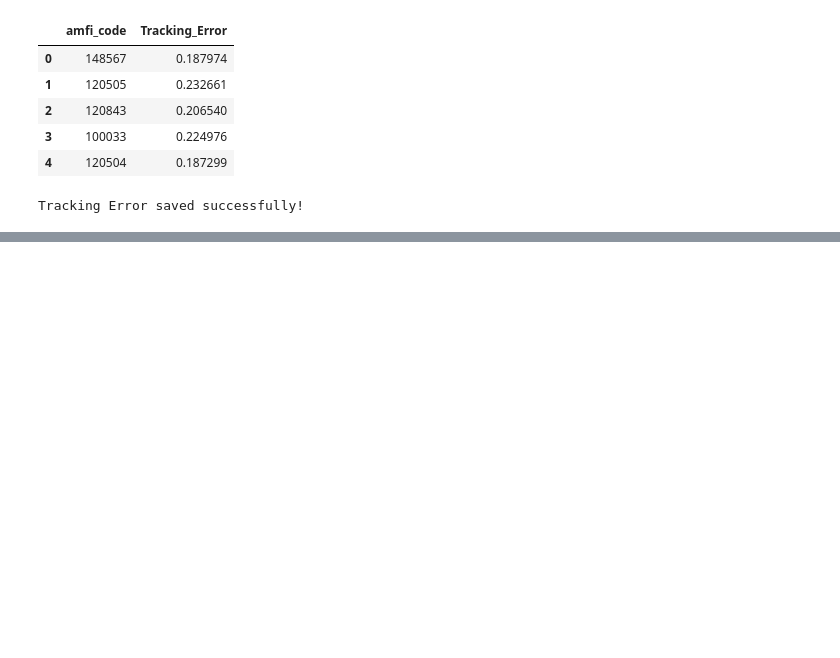
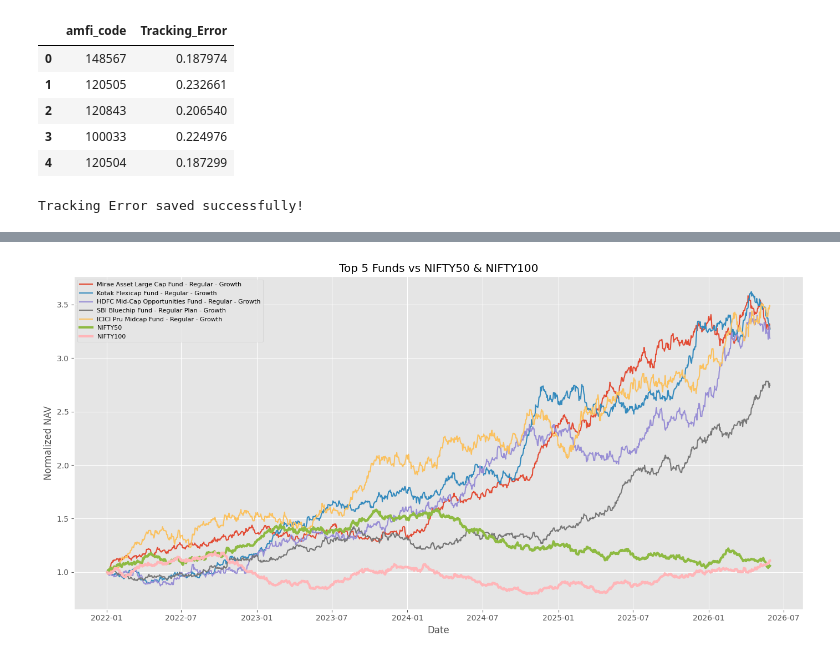
Before and after one commit to GoUrAv29142/fintech-capstone-project, a Jupyter notebook: notebooks/Performance_Analytics.ipynb, the cells around one changed output, grey strips where cells are left out. Drawn from its saved outputs; the diff is of its cells as text; code cells hidden in the pictures; blank space fills up the shorter version.

```diff
--- a/notebooks/Performance_Analytics.ipynb
+++ b/notebooks/Performance_Analytics.ipynb
@@ -1031,0 +1597,5 @@ Tracking Error saved successfully!
+# %%
+scorecard["Return Rank"] = scorecard["3Y CAGR"].rank(
+    ascending=False,
+    method="dense"
+)
@@ -1031,0 +1677,4 @@ Tracking Error saved successfully!
+# %%
+top5 = scorecard.head(5)["amfi_code"].tolist()
+
+top5
@@ -1031,0 +1696,71 @@ Tracking Error saved successfully!
+# %%
+nifty50["Normalized"] = (
+    nifty50["close_value"] /
+    nifty50["close_value"].iloc[0]
+)
+
+nifty100["Normalized"] = (
+    nifty100["close_value"] /
+    nifty100["close_value"].iloc[0]
+)
+# %%
+plt.figure(figsize=(14,7))
+
+for code in top5:
+
+    temp = nav[
+        nav["amfi_code"] == code
+    ].copy()
+
+    temp = temp.sort_values("date")
+
+    temp["Normalized"] = (
+        temp["nav"] /
+        temp["nav"].iloc[0]
+    )
+
+    name = funds.loc[
+        funds["amfi_code"] == code,
+        "scheme_name"
+    ].values[0]
+
+    plt.plot(
+        temp["date"],
+        temp["Normalized"],
+        label=name
+    )
+
+plt.plot(
+    nifty50["date"],
+    nifty50["Normalized"],
+    linewidth=3,
+    label="NIFTY50"
+)
+
+plt.plot(
+    nifty100["date"],
+    nifty100["Normalized"],
+    linewidth=3,
+    label="NIFTY100"
+)
+
+plt.title("Top 5 Funds vs NIFTY50 & NIFTY100")
+
+plt.xlabel("Date")
+
+plt.ylabel("Normalized NAV")
+
+plt.legend(fontsize=8)
+
+plt.grid(True)
+
+plt.tight_layout()
+
+plt.savefig(
+    "../outputs/benchmark_comparison.png",
+    dpi=300
+)
+
+plt.show()
+# %% [output]
+[figure, added]
```
Also changed, not shown: parts of 62 cells of this notebook, 8 other files.
